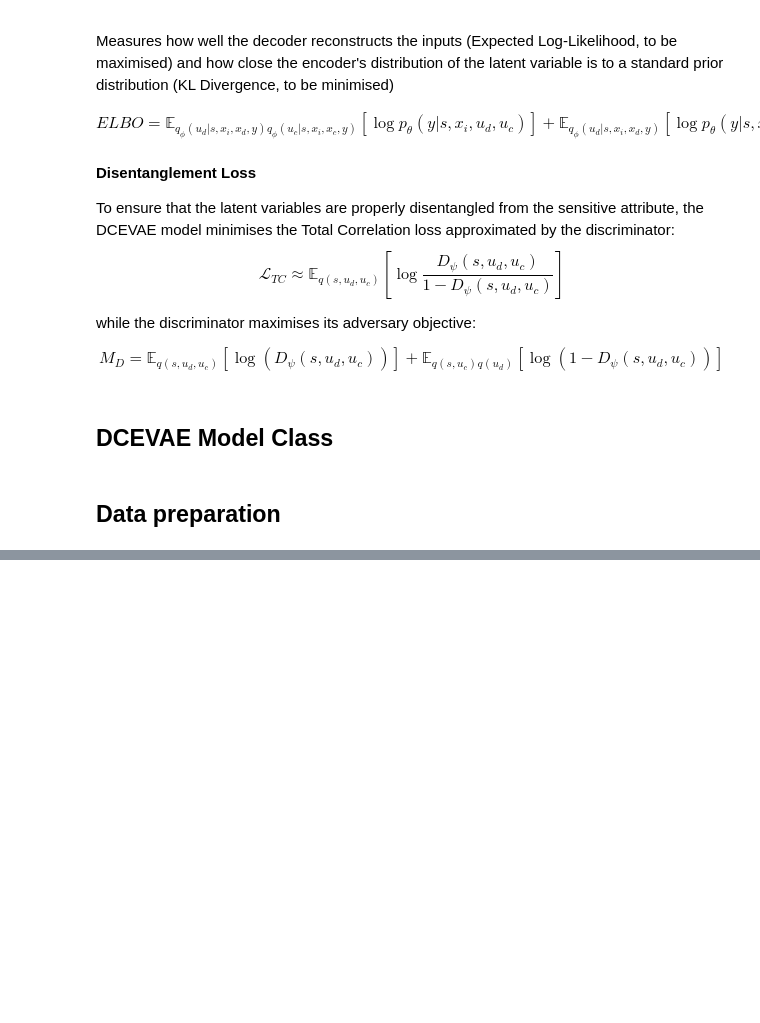
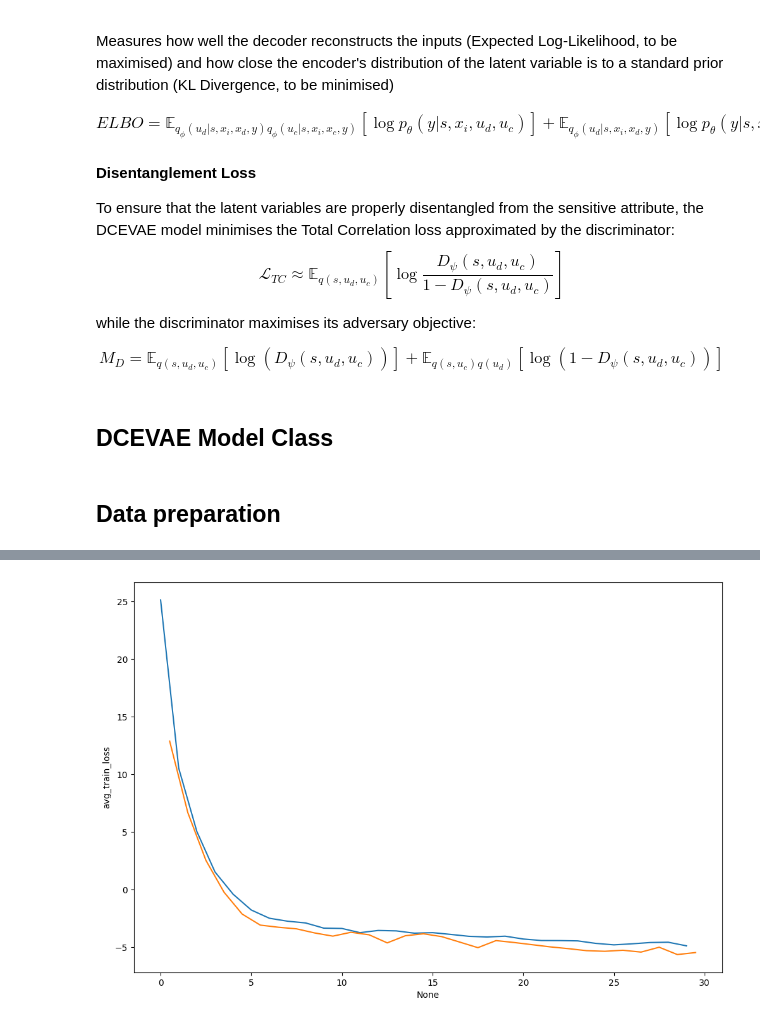
Before and after one commit to LuSyo/Health-ML-Bias-Experiments, a Jupyter notebook: notebooks/022c_CAD_DCEVAE.ipynb, the cells around one changed output, grey strips where cells are left out. Saved outputs shown, nothing was run; the diff lists cells and outputs as text; code cells hidden in the pictures; blank space fills up the shorter version.

Commit message:
DCEVAE: Full training and validation loop

```diff
--- a/notebooks/022c_CAD_DCEVAE.ipynb
+++ b/notebooks/022c_CAD_DCEVAE.ipynb
@@ -38,7 +38,7 @@ UC_DIM = 3
 UD_DIM = 3
 H_DIM = 5
 ACT_FN = 'relu'
-N_EPOCHS = 10
+N_EPOCHS = 30
 LEARNING_RATE = 0.01
 CORR_RECON_ALPHA = 1
 DESC_RECON_ALPHA = 1
@@ -98,7 +98,7 @@ def make_loader(X_ind, X_desc, X_corr, X_sens, Y, index, batch_size=32):
 
   return loader
 
-def make_bucketed_loader(dataset, map, val_size=0.1, test_size=0.1, batch_size=32, seed=4):
+def make_bucketed_loader(dataset, map, val_size=0.2, test_size=0.1, batch_size=32, seed=4):
   '''
     Creates train, validation and test DataLoader for the given dataset, \
     separating features into independent, sensitive, descendant, and correlated features.
@@ -511,13 +511,13 @@ class DCEVAE(nn.Module):
     tc_L, disc_L = self.tc_loss(u_desc, u_corr, x_sens)
 
     # Counterfactual fairness loss
-    fair_L = self.fair_loss(y, y_cf)
+    fair_L = self.fair_loss(y_pred, y_cf)
 
     # Total VAE obective
     # Fair Disentangled Negative ELBO = -M_ELBO + beta_tc * L_TC + beta_f * L_f
     total_vae_loss = recon_L + kl_L + self.args.tc_b*tc_L + self.args.fair_b*fair_L
 
-    return total_vae_loss, disc_L
+    return total_vae_loss, disc_L, desc_recon_L, corr_recon_L, y_recon_L, kl_L, tc_L, fair_L
 # %% [markdown]
 ## Data preparation
 # %%
@@ -585,0 +654,12 @@ tensor(44.0583, grad_fn=<AddBackward0>)
+# %%
+import matplotlib.pyplot as plt
+import seaborn as sns
+
+epochs_metrics = pd.DataFrame(epochs_log)
+
+fig, ax = plt.subplots(figsize=(12, 8))
+sns.lineplot(x=epochs_metrics.index, y=epochs_metrics["avg_train_loss"], ax=ax)
+sns.lineplot(x=epochs_metrics.index+.5, y=epochs_metrics["avg_val_loss"], ax=ax)
+plt.show()
+# %% [output]
+[figure, added]
```
Also changed, not shown: parts of 1 cell of this notebook.
